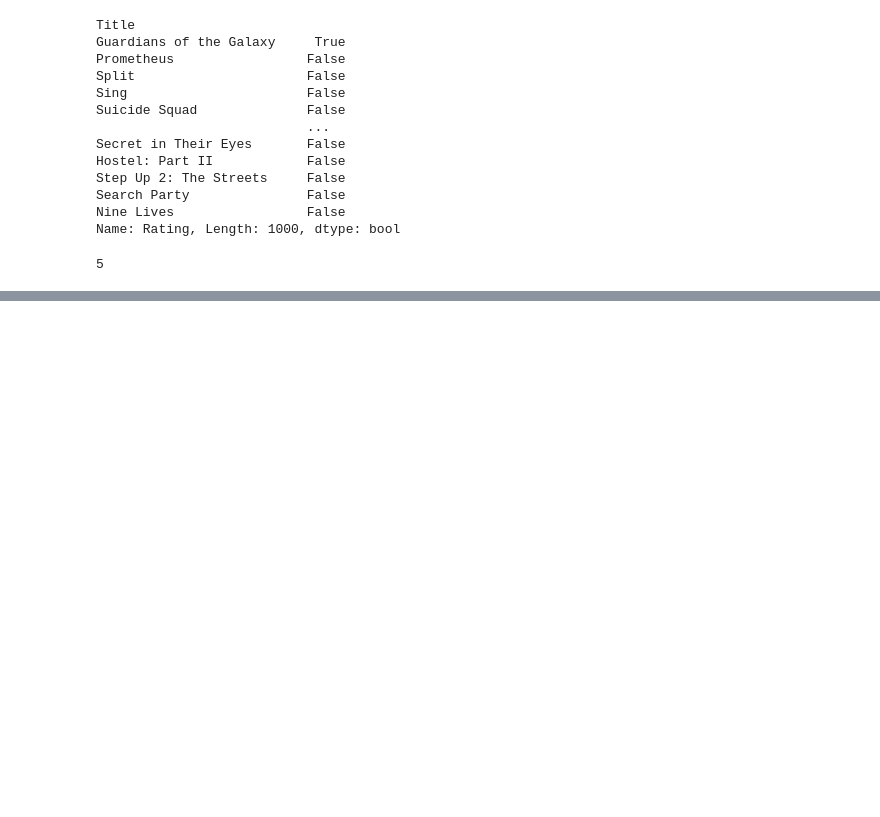
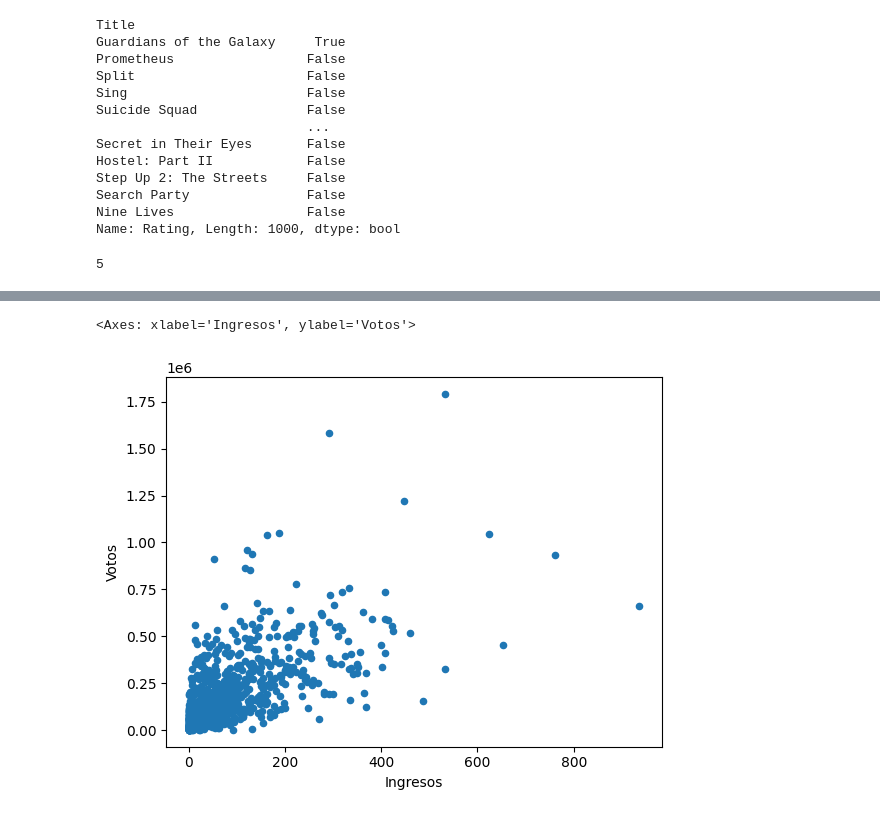
Before and after one commit to afoone/caipc-mar-2023, a Jupyter notebook: 01-pandas.ipynb, the cells around one changed output, grey strips where cells are left out. Drawn from its saved outputs; the diff is of its cells as text; code cells hidden in the pictures; blank space fills up the shorter version.

```diff
--- a/01-pandas.ipynb
+++ b/01-pandas.ipynb
@@ -897,3 +897,8 @@ imdb.head(3)
 | Split | 3 | Horror,Thriller | Three girls are kidnapped by a ma... | M. Night Shyamalan | James McAvoy, Anya Taylor-Joy, Ha... | 2016 | 117 | 7.3 | 157606 | ... |
 # %%
 imdb.to_csv('data/imdb_m.csv')
+# %%
+def first_genre(x):
+    return x.split(',')[0]
+
+imdb['Genre'] = imdb['Genre'].apply(first_genre)
@@ -899,0 +930,11 @@ imdb.to_csv('data/imdb_m.csv')
+# %%
+imdb.plot(
+    kind = 'scatter',
+    x = 'Revenue (Millions)',
+    y = 'Votes',
+    xlabel = 'Ingresos',
+    ylabel = 'Votos'
+)
+# %% [output]
+<Axes: xlabel='Ingresos', ylabel='Votos'>
+[figure, added]
```
Also changed, not shown: parts of 12 cells of this notebook, 2 other files.
